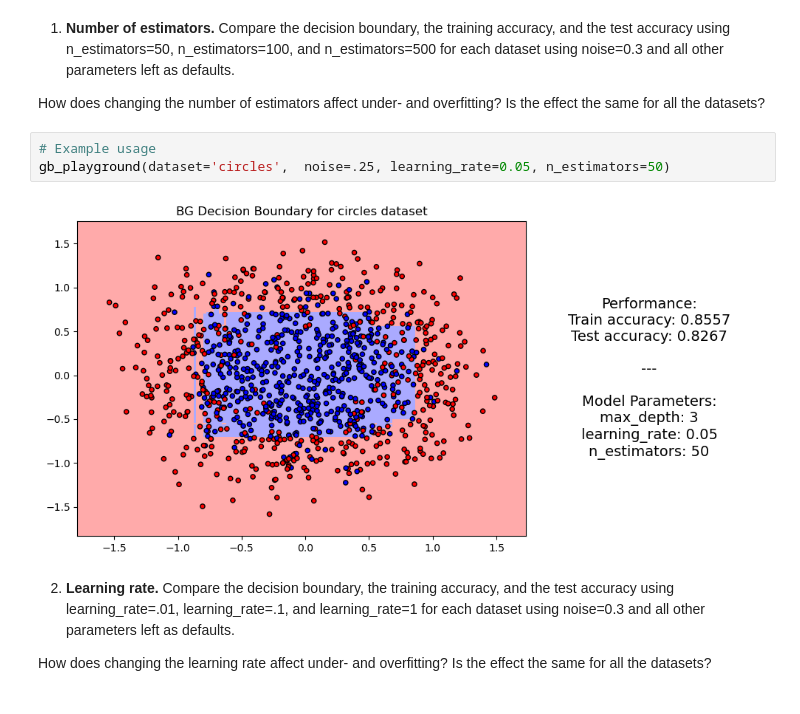
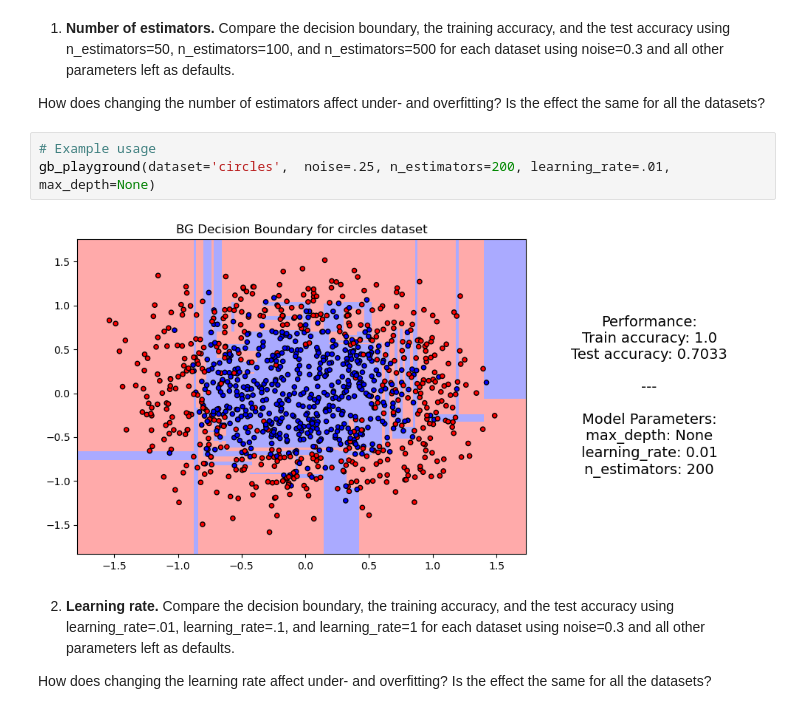
Before and after one commit to esnt/code-for-486, a Jupyter notebook: 05-Trees/code.ipynb, the cells around one changed output. Saved outputs shown, nothing was run; the diff lists cells and outputs as text.

```diff
--- a/05-Trees/code.ipynb
+++ b/05-Trees/code.ipynb
@@ -34,9 +34,9 @@ from playground import gb_playground
 How does changing the number of estimators affect under- and overfitting? Is the effect the same for all the datasets?
 # %%
 # Example usage
-gb_playground(dataset='circles',  noise=.25, learning_rate=0.05, n_estimators=50)
+gb_playground(dataset='circles',  noise=.25, n_estimators=200, learning_rate=.01, max_depth=None)
 # %% [output]
-[figure, old version]
+[figure, new version]
 # %% [markdown]
 2. **Learning rate.** Compare the decision boundary, the training accuracy, and the test accuracy using learning_rate=.01, learning_rate=.1, and learning_rate=1 for each dataset using noise=0.3 and all other parameters left as defaults.
 
```
Also changed, not shown: 3 other files.
